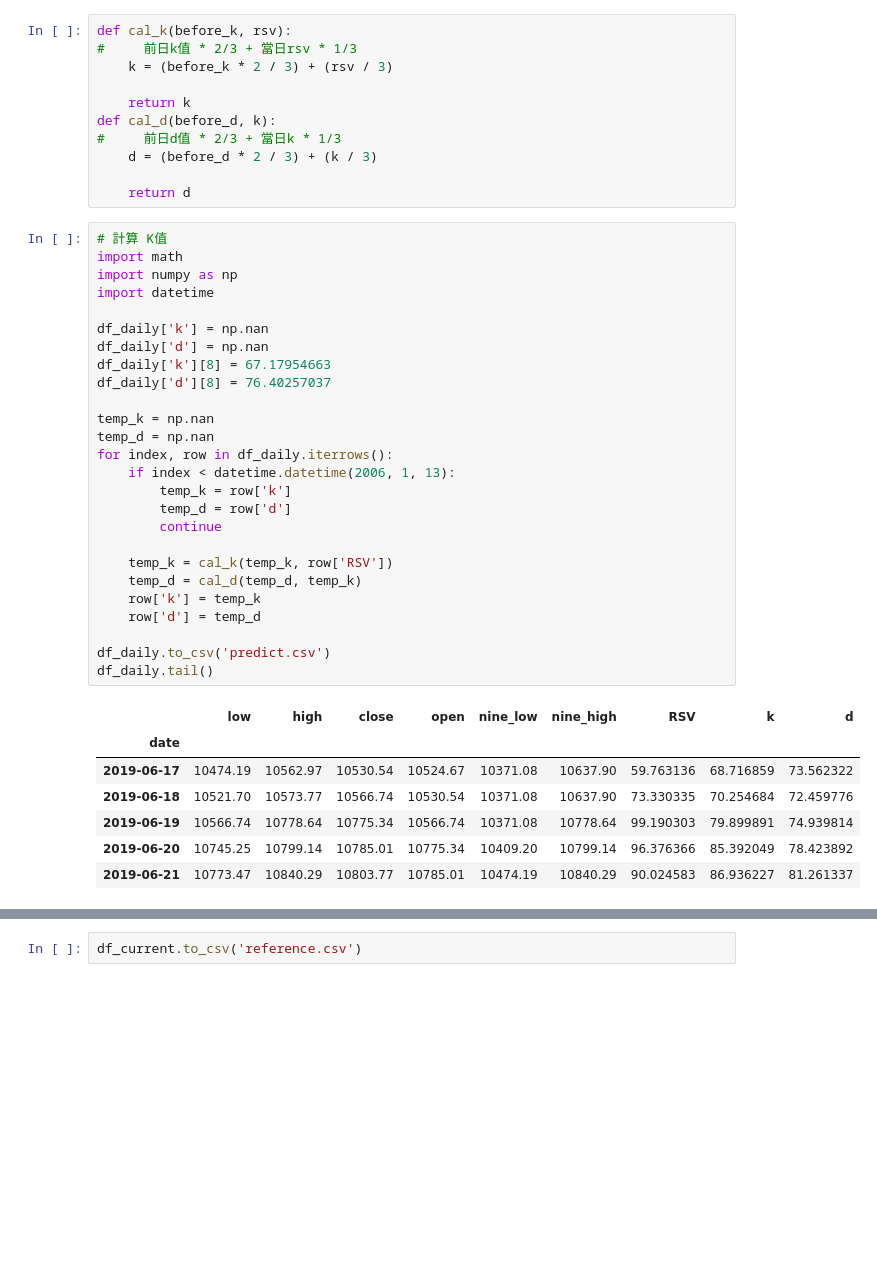
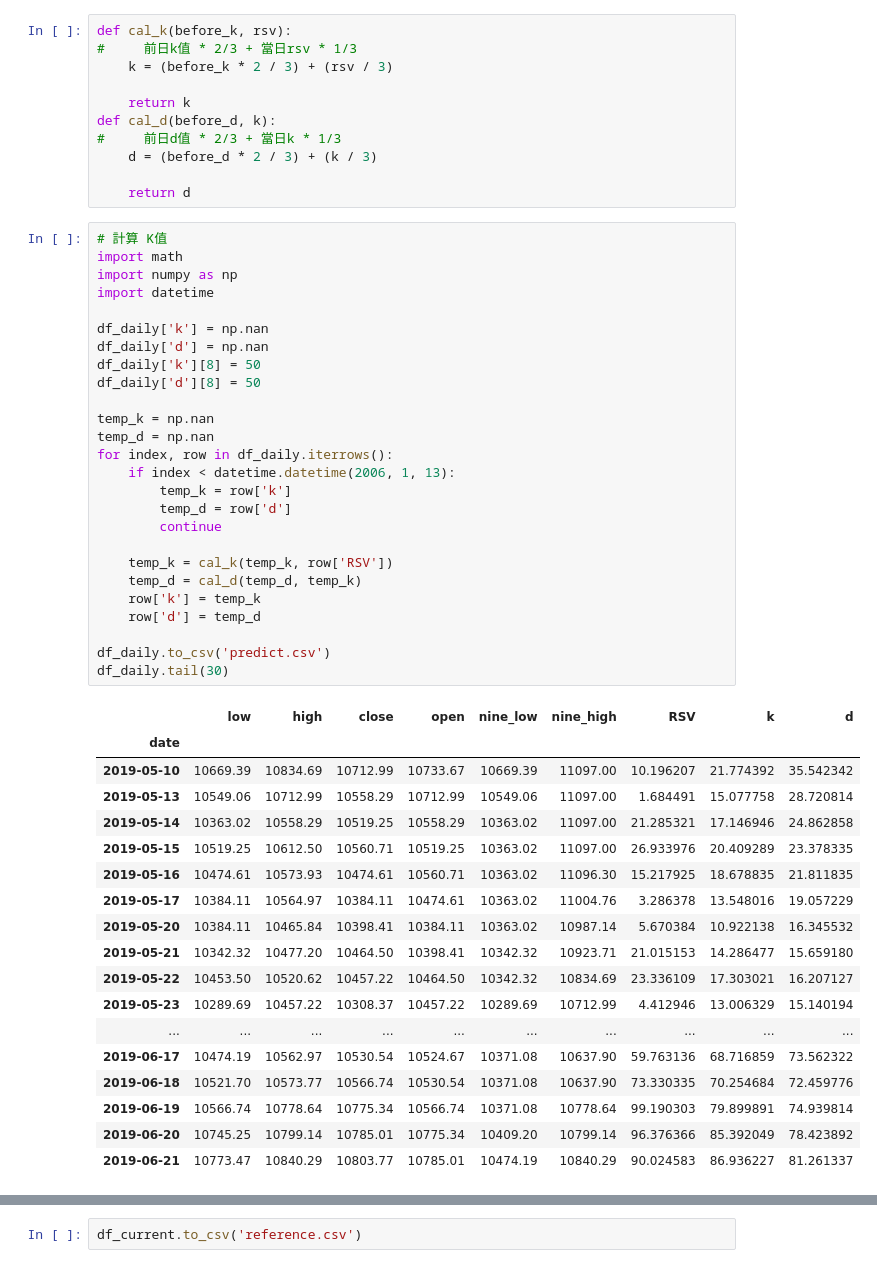
Before and after one commit to steny138/TWStockML, a Jupyter notebook: lyctwstock/kd.ipynb, the cells around one changed output, grey strips where cells are left out. Saved outputs shown, nothing was run; the diff lists cells and outputs as text; blank space fills up the shorter version.

```diff
--- a/lyctwstock/kd.ipynb
+++ b/lyctwstock/kd.ipynb
@@ -111,32 +117,43 @@ def cal_d(before_d, k):
 # %%
 # 計算 K值
 import math
 import numpy as np
 import datetime
 
 df_daily['k'] = np.nan
 df_daily['d'] = np.nan
-df_daily['k'][8] = 67.17954663
-df_daily['d'][8] = 76.40257037
+df_daily['k'][8] = 50
+df_daily['d'][8] = 50
 
 temp_k = np.nan
 temp_d = np.nan
 for index, row in df_daily.iterrows():
     if index < datetime.datetime(2006, 1, 13):
         temp_k = row['k']
         temp_d = row['d']
         continue
 
     temp_k = cal_k(temp_k, row['RSV'])
     temp_d = cal_d(temp_d, temp_k)
     row['k'] = temp_k
     row['d'] = temp_d
 
 df_daily.to_csv('predict.csv')
-df_daily.tail()
+df_daily.tail(30)
 # %% [output]
 |  | low | high | close | open | nine_low | nine_high | RSV | k | d |
 | date |  |  |  |  |  |  |  |  |  |
+| 2019-05-10 | 10669.39 | 10834.69 | 10712.99 | 10733.67 | 10669.39 | 11097.00 | 10.196207 | 21.774392 | 35.542342 |
+| 2019-05-13 | 10549.06 | 10712.99 | 10558.29 | 10712.99 | 10549.06 | 11097.00 | 1.684491 | 15.077758 | 28.720814 |
+| 2019-05-14 | 10363.02 | 10558.29 | 10519.25 | 10558.29 | 10363.02 | 11097.00 | 21.285321 | 17.146946 | 24.862858 |
+| 2019-05-15 | 10519.25 | 10612.50 | 10560.71 | 10519.25 | 10363.02 | 11097.00 | 26.933976 | 20.409289 | 23.378335 |
+| 2019-05-16 | 10474.61 | 10573.93 | 10474.61 | 10560.71 | 10363.02 | 11096.30 | 15.217925 | 18.678835 | 21.811835 |
+| 2019-05-17 | 10384.11 | 10564.97 | 10384.11 | 10474.61 | 10363.02 | 11004.76 | 3.286378 | 13.548016 | 19.057229 |
+| 2019-05-20 | 10384.11 | 10465.84 | 10398.41 | 10384.11 | 10363.02 | 10987.14 | 5.670384 | 10.922138 | 16.345532 |
+| 2019-05-21 | 10342.32 | 10477.20 | 10464.50 | 10398.41 | 10342.32 | 10923.71 | 21.015153 | 14.286477 | 15.659180 |
+| 2019-05-22 | 10453.50 | 10520.62 | 10457.22 | 10464.50 | 10342.32 | 10834.69 | 23.336109 | 17.303021 | 16.207127 |
+| 2019-05-23 | 10289.69 | 10457.22 | 10308.37 | 10457.22 | 10289.69 | 10712.99 | 4.412946 | 13.006329 | 15.140194 |
+| ... | ... | ... | ... | ... | ... | ... | ... | ... | ... |
 | 2019-06-17 | 10474.19 | 10562.97 | 10530.54 | 10524.67 | 10371.08 | 10637.90 | 59.763136 | 68.716859 | 73.562322 |
 | 2019-06-18 | 10521.70 | 10573.77 | 10566.74 | 10530.54 | 10371.08 | 10637.90 | 73.330335 | 70.254684 | 72.459776 |
 | 2019-06-19 | 10566.74 | 10778.64 | 10775.34 | 10566.74 | 10371.08 | 10778.64 | 99.190303 | 79.899891 | 74.939814 |
```
Also changed, not shown: parts of 8 cells of this notebook.
